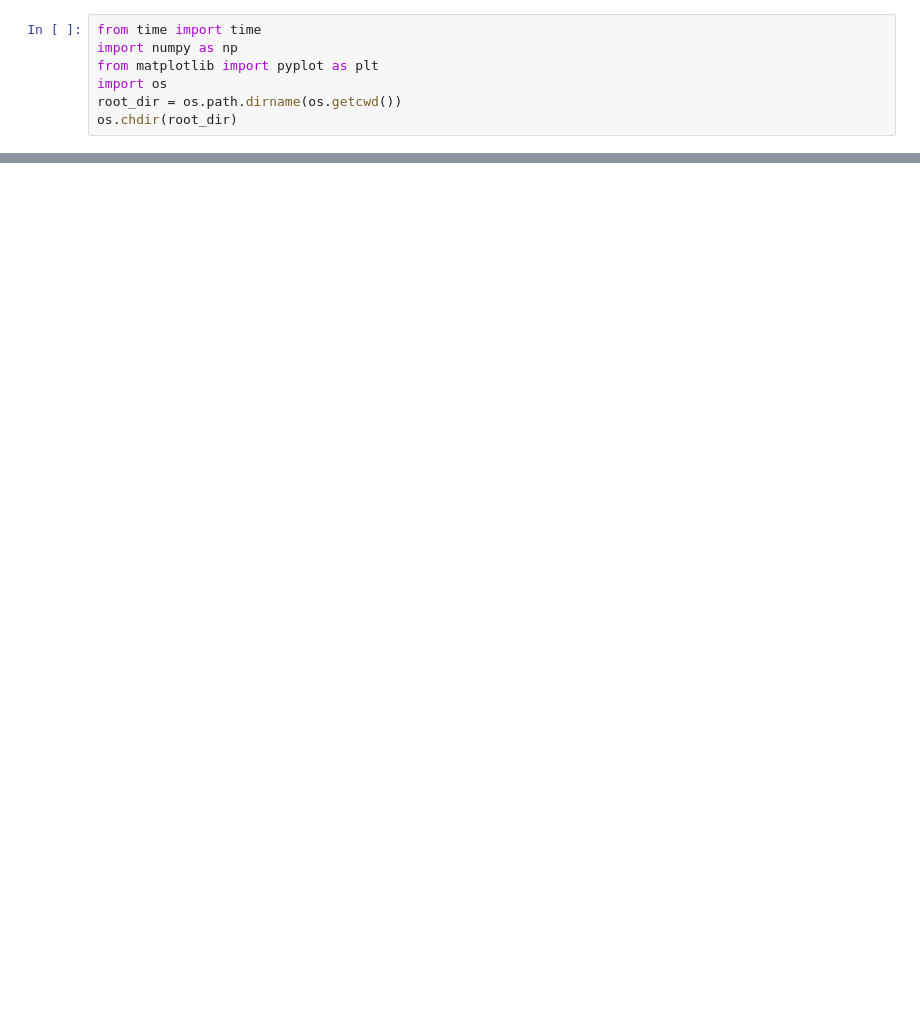
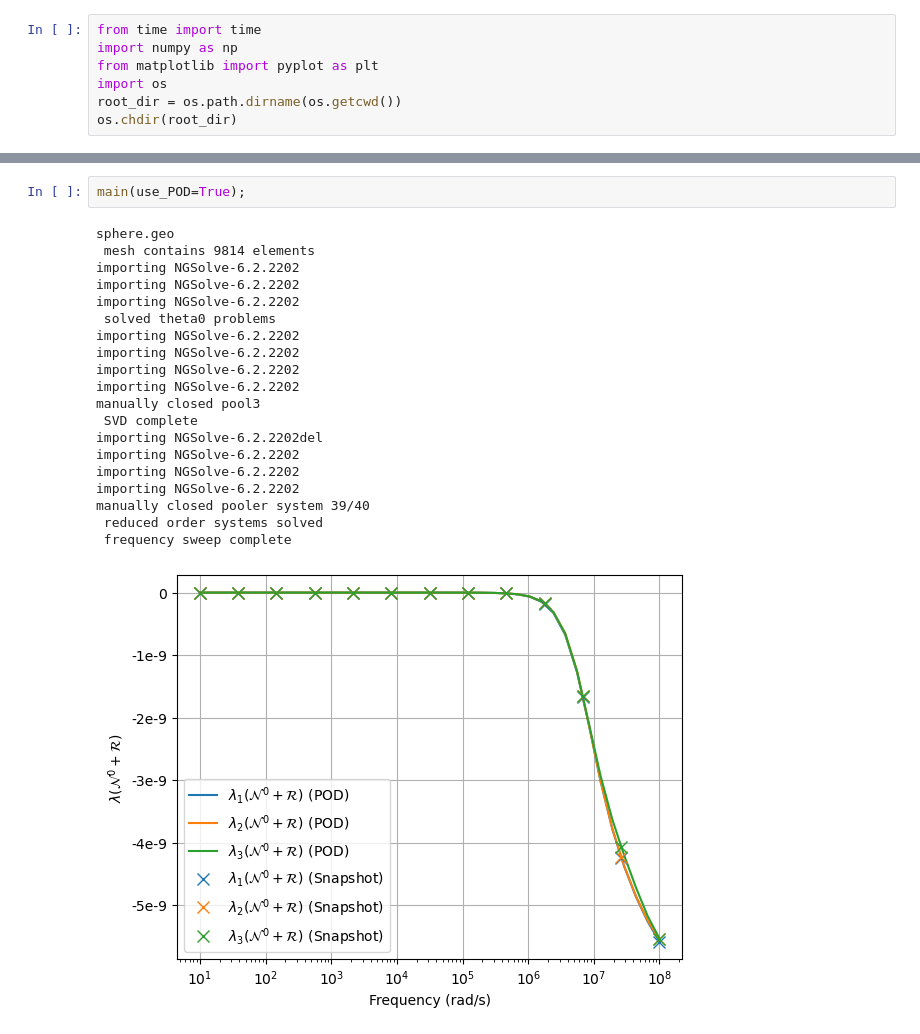
Before and after one commit to MPT-Calculator/MPT-Calculator, a Jupyter notebook: tutorials/POD_solve_example.ipynb, the cells around one changed output, grey strips where cells are left out. Cells and saved outputs as stored; diff of their text form; blank space fills up the shorter version.

```diff
--- a/tutorials/POD_solve_example.ipynb
+++ b/tutorials/POD_solve_example.ipynb
@@ -48,0 +64,23 @@ Total time = 45.709736585617065
+# %%
+main(use_POD=True);
+# %% [output]
+sphere.geo
+ mesh contains 9814 elements
+importing NGSolve-6.2.2202
+importing NGSolve-6.2.2202
+importing NGSolve-6.2.2202
+ solved theta0 problems
+importing NGSolve-6.2.2202
+importing NGSolve-6.2.2202
+importing NGSolve-6.2.2202
+importing NGSolve-6.2.2202
+manually closed pool3
+ SVD complete
+importing NGSolve-6.2.2202del
+importing NGSolve-6.2.2202
+importing NGSolve-6.2.2202
+importing NGSolve-6.2.2202
+manually closed pooler system 39/40
+ reduced order systems solved
+ frequency sweep complete
+[figure, added]
```
Also changed, not shown: parts of 7 cells of this notebook, 14 other files.
